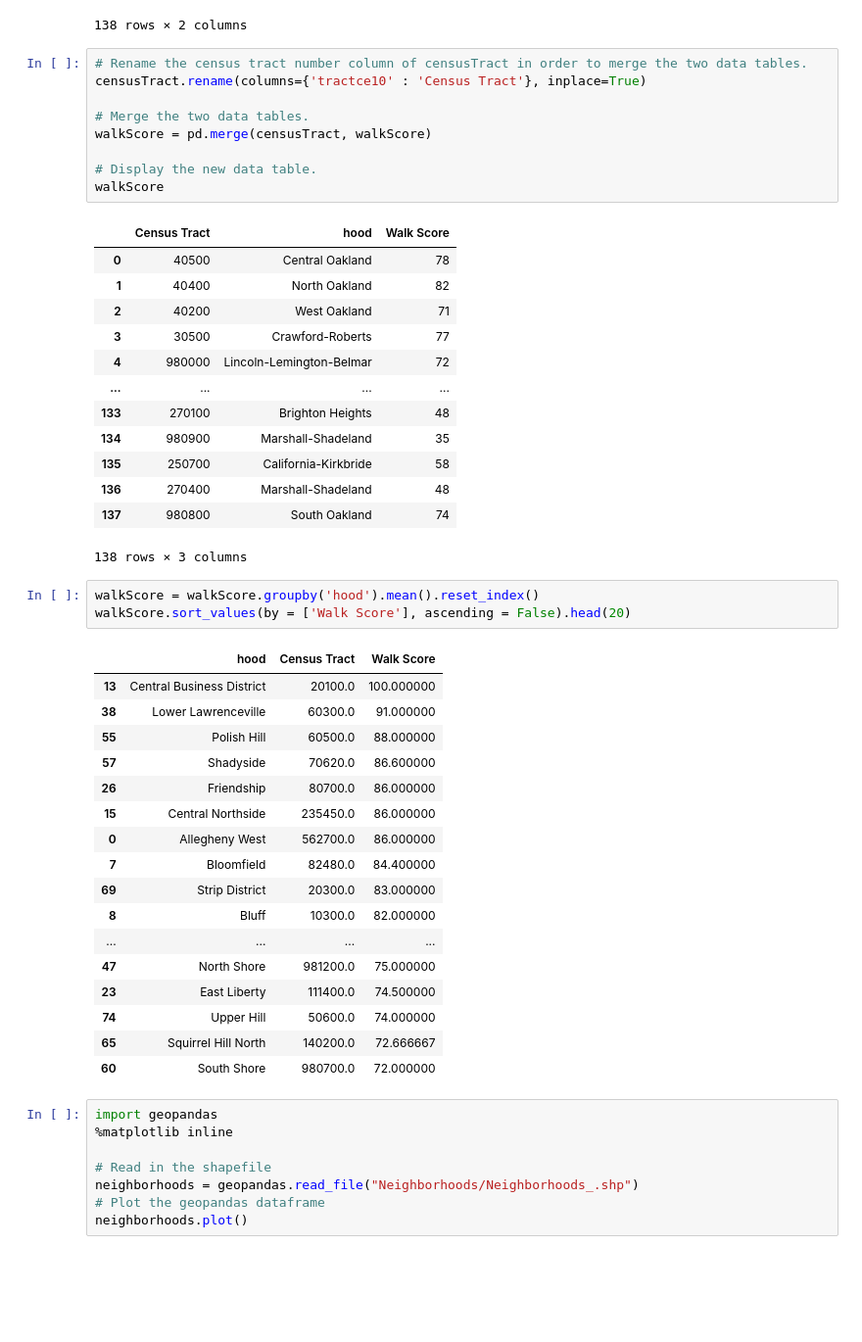
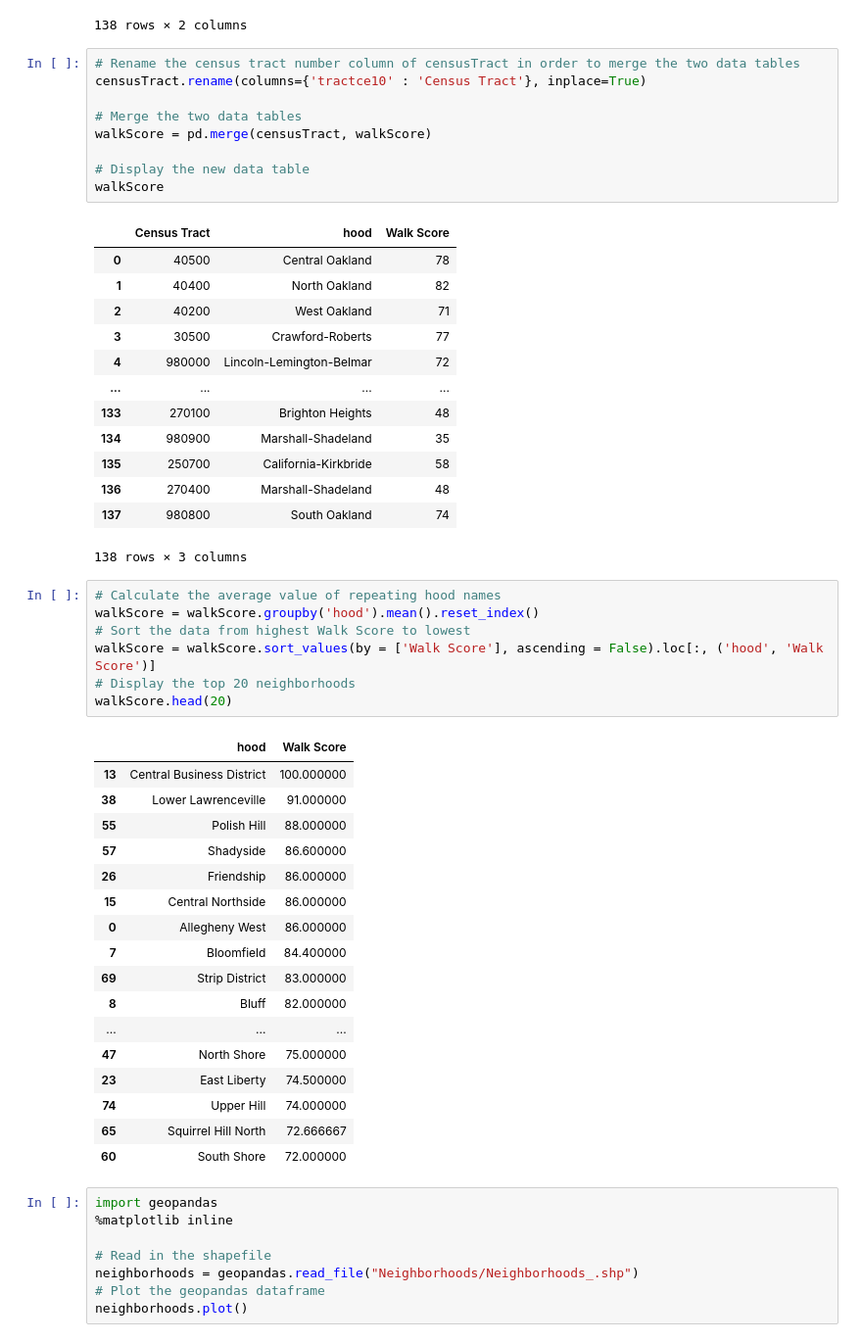
Before and after one commit to etmrmia/CMPINF-0010-Final-Project, a Jupyter notebook: ZhexiWu.ipynb, the cells around one changed output. Shown at 98% size. Drawn from its saved outputs; the diff is of its cells as text; blank space fills up the shorter version.

```diff
--- a/ZhexiWu.ipynb
+++ b/ZhexiWu.ipynb
@@ -61,13 +61,13 @@ censusTract
 | 137 | 980800 | South Oakland |
 138 rows × 2 columns
 # %%
-# Rename the census tract number column of censusTract in order to merge the two data tables.
+# Rename the census tract number column of censusTract in order to merge the two data tables
 censusTract.rename(columns={'tractce10' : 'Census Tract'}, inplace=True)
 
-# Merge the two data tables.
+# Merge the two data tables
 walkScore = pd.merge(censusTract, walkScore)
 
-# Display the new data table.
+# Display the new data table
 walkScore
 # %% [output]
 |  | Census Tract | hood | Walk Score |
@@ -84,26 +84,30 @@ walkScore
 | 137 | 980800 | South Oakland | 74 |
 138 rows × 3 columns
 # %%
+# Calculate the average value of repeating hood names
 walkScore = walkScore.groupby('hood').mean().reset_index()
-walkScore.sort_values(by = ['Walk Score'], ascending = False).head(20)
+# Sort the data from highest Walk Score to lowest
+walkScore = walkScore.sort_values(by = ['Walk Score'], ascending = False).loc[:, ('hood', 'Walk Score')]
+# Display the top 20 neighborhoods
+walkScore.head(20)
 # %% [output]
-|  | hood | Census Tract | Walk Score |
-| 13 | Central Business District | 20100.0 | 100.000000 |
-| 38 | Lower Lawrenceville | 60300.0 | 91.000000 |
-| 55 | Polish Hill | 60500.0 | 88.000000 |
-| 57 | Shadyside | 70620.0 | 86.600000 |
-| 26 | Friendship | 80700.0 | 86.000000 |
-| 15 | Central Northside | 235450.0 | 86.000000 |
-| 0 | Allegheny West | 562700.0 | 86.000000 |
-| 7 | Bloomfield | 82480.0 | 84.400000 |
-| 69 | Strip District | 20300.0 | 83.000000 |
-| 8 | Bluff | 10300.0 | 82.000000 |
-| ... | ... | ... | ... |
-| 47 | North Shore | 981200.0 | 75.000000 |
-| 23 | East Liberty | 111400.0 | 74.500000 |
-| 74 | Upper Hill | 50600.0 | 74.000000 |
-| 65 | Squirrel Hill North | 140200.0 | 72.666667 |
-| 60 | South Shore | 980700.0 | 72.000000 |
+|  | hood | Walk Score |
+| 13 | Central Business District | 100.000000 |
+| 38 | Lower Lawrenceville | 91.000000 |
+| 55 | Polish Hill | 88.000000 |
+| 57 | Shadyside | 86.600000 |
+| 26 | Friendship | 86.000000 |
+| 15 | Central Northside | 86.000000 |
+| 0 | Allegheny West | 86.000000 |
+| 7 | Bloomfield | 84.400000 |
+| 69 | Strip District | 83.000000 |
+| 8 | Bluff | 82.000000 |
+| ... | ... | ... |
+| 47 | North Shore | 75.000000 |
+| 23 | East Liberty | 74.500000 |
+| 74 | Upper Hill | 74.000000 |
+| 65 | Squirrel Hill North | 72.666667 |
+| 60 | South Shore | 72.000000 |
 # %%
 import geopandas
 %matplotlib inline
```
Also changed, not shown: parts of 1 cell of this notebook.
